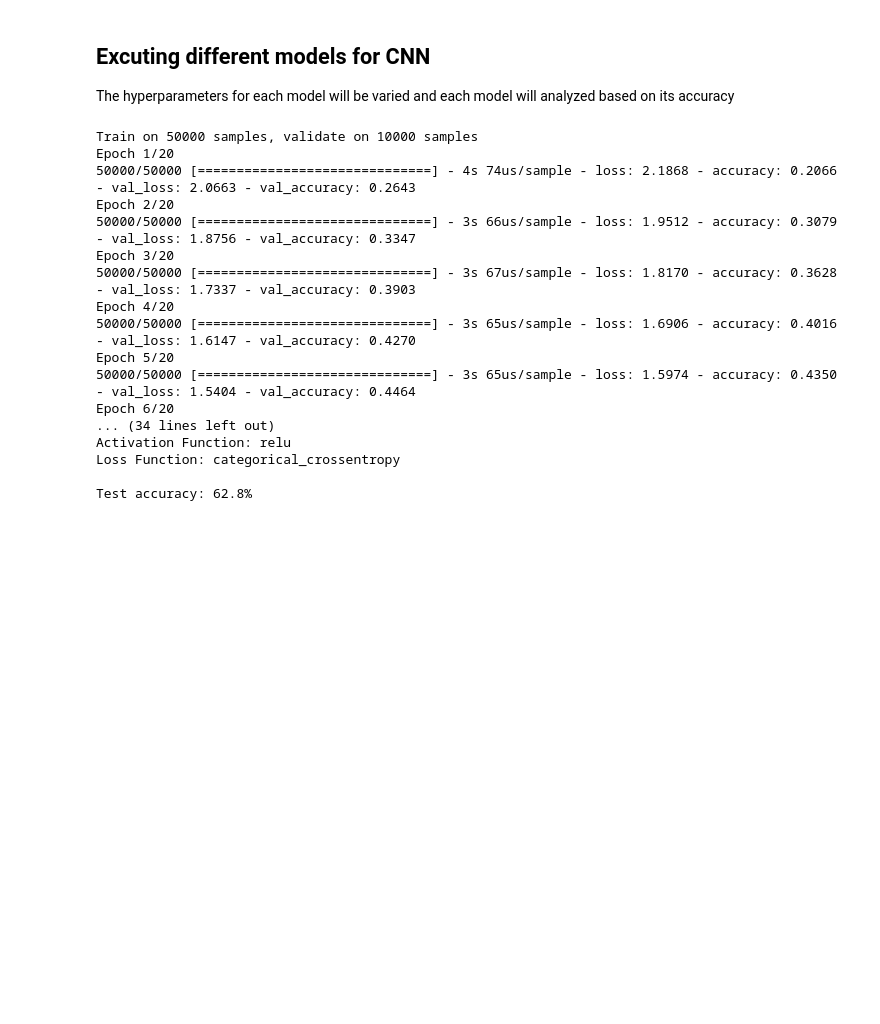
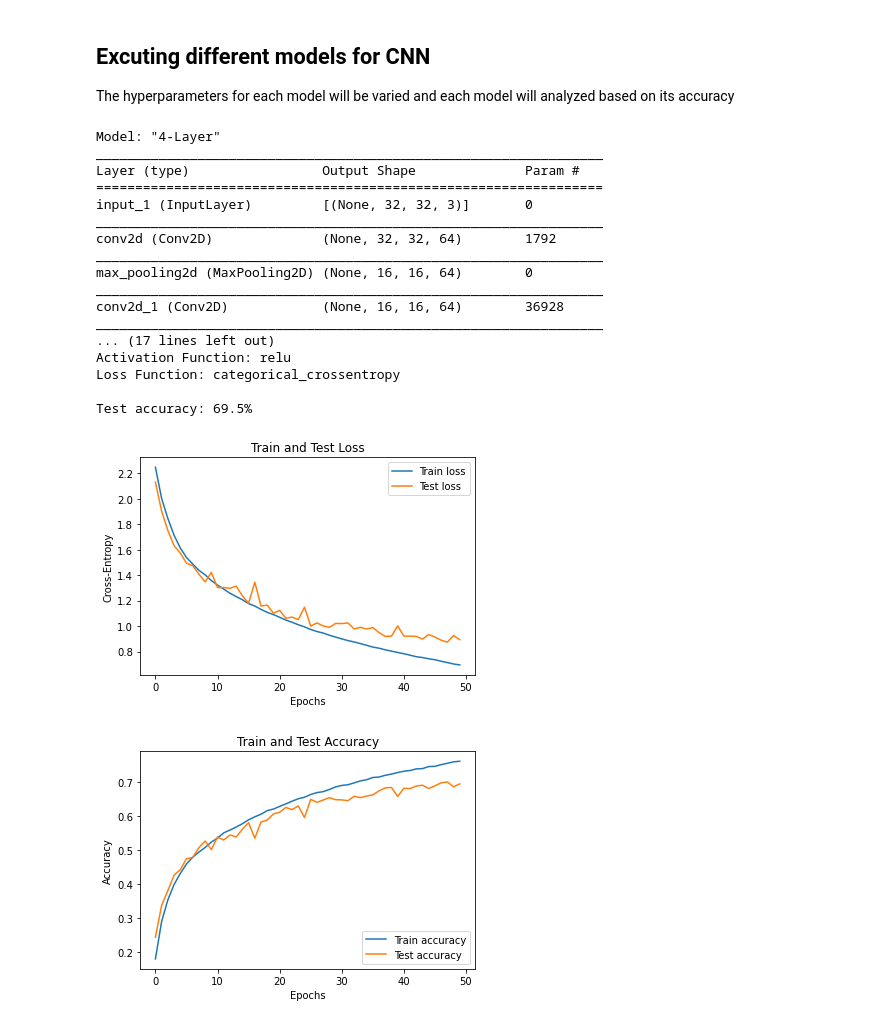
Before and after one commit to peeeyow/CIFAR10-MLP-CNN, a Jupyter notebook: CIFAR10 Classification using MLP and CNN.ipynb, the cells around one changed output. Saved outputs shown, nothing was run; the diff lists cells and outputs as text; code cells hidden in the pictures; blank space fills up the shorter version.

Commit message:
added new models

```diff
--- a/CIFAR10 Classification using MLP and CNN.ipynb
+++ b/CIFAR10 Classification using MLP and CNN.ipynb
@@ -202,7 +202,7 @@ class CNN:
         self.__yTrain = ytrain
         self.__yTest = ytest
 
-    def model5L(self):
+    def model4L(self):
         inputs = Input(shape=(self.__inputSize))
         x = Conv2D(filters=self.__n_filter,
            kernel_size=self.__kernel_size,
@@ -222,6 +222,31 @@ class CNN:
         outputs = Dense(self.__nLabels, activation = 'softmax')(x)
         self.__model = Model(inputs=inputs, outputs=outputs, name = '4-Layer')
 
+    def model10L(self):
+        inputs = Input(shape=(self.__inputSize))
+        x = Conv2D(filters=self.__n_filter,
+           kernel_size=self.__kernel_size,
+           activation=self.__activation,
+           padding='same')(inputs)
+        for i in range(4):
+            x = Conv2D(filters=self.__n_filter,
+                       kernel_size=self.__kernel_size,
+                       activation=self.__activation,
+                       padding='same')(x)
+        for i in range(3):
+            x = Conv2D(filters=self.__n_filter,
+                       kernel_size=self.__kernel_size,
+                       activation=self.__activation,
+                       padding='same')(x)
+            x = MaxPooling2D()(x)
+        x = Conv2D(filters=self.__n_filter,
+                   kernel_size=self.__kernel_size,
+                   activation=self.__activation,
+                   padding='same')(x)
+        x = Flatten()(x)
+        outputs = Dense(self.__nLabels, activation = 'softmax')(x)
+        self.__model = Model(inputs=inputs, outputs=outputs, name = '10-Layer')
+
     def printModelSummary(self):
         self.__model.summary()
 
@@ -239,7 +264,7 @@ class CNN:
                                           validation_data=(self.__xTest, self.__yTest),
                                           epochs = self.__epochs,
                                           batch_size = self.__batchSize,
-                                          verbose = True)
+                                          verbose = False)
 
     def modelEvaluate(self):
         self.__lossValue, self.__acc = self.__model.evaluate(self.__xTest,
@@ -290,30 +315,36 @@ The hyperparameters for each model will be varied and each model will analyzed b
 # %%
 batch_size = 128
 kernel_size = 3
 filters = 64
-epochs = 20
+epochs = 50
 loss = 'categorical_crossentropy'
 activation = 'relu'
 
 model1 = CNN(batch_size, kernel_size, filters,
                     epochs, activation, loss, xTrain, yTrain, xTest, yTest)
-model1.model5L()
+model1.model4L()
+model1.printModelSummary()
 model1.run()
+model1.plotCrossEntrophy()
+model1.plotAccuracy()
+model1.printModelPlot()
 # %% [output]
-Train on 50000 samples, validate on 10000 samples
-Epoch 1/20
-50000/50000 [==============================] - 4s 74us/sample - loss: 2.1868 - accuracy: 0.2066 - val_loss: 2.0663 - val_accuracy: 0.2643
-Epoch 2/20
-50000/50000 [==============================] - 3s 66us/sample - loss: 1.9512 - accuracy: 0.3079 - val_loss: 1.8756 - val_accuracy: 0.3347
-Epoch 3/20
-50000/50000 [==============================] - 3s 67us/sample - loss: 1.8170 - accuracy: 0.3628 - val_loss: 1.7337 - val_accuracy: 0.3903
-Epoch 4/20
-50000/50000 [==============================] - 3s 65us/sample - loss: 1.6906 - accuracy: 0.4016 - val_loss: 1.6147 - val_accuracy: 0.4270
-Epoch 5/20
-50000/50000 [==============================] - 3s 65us/sample - loss: 1.5974 - accuracy: 0.4350 - val_loss: 1.5404 - val_accuracy: 0.4464
-Epoch 6/20
-... (34 lines left out)
+Model: "4-Layer"
+_________________________________________________________________
+Layer (type)                 Output Shape              Param #
+=================================================================
+input_1 (InputLayer)         [(None, 32, 32, 3)]       0
+_________________________________________________________________
+conv2d (Conv2D)              (None, 32, 32, 64)        1792
+_________________________________________________________________
+max_pooling2d (MaxPooling2D) (None, 16, 16, 64)        0
+_________________________________________________________________
+conv2d_1 (Conv2D)            (None, 16, 16, 64)        36928
+_________________________________________________________________
+... (17 lines left out)
 Activation Function: relu
 Loss Function: categorical_crossentropy
 
-Test accuracy: 62.8%
+Test accuracy: 69.5%
+[figure, added]
+[figure, added]
```
Also changed, not shown: parts of 4 cells of this notebook, 1 other file.
